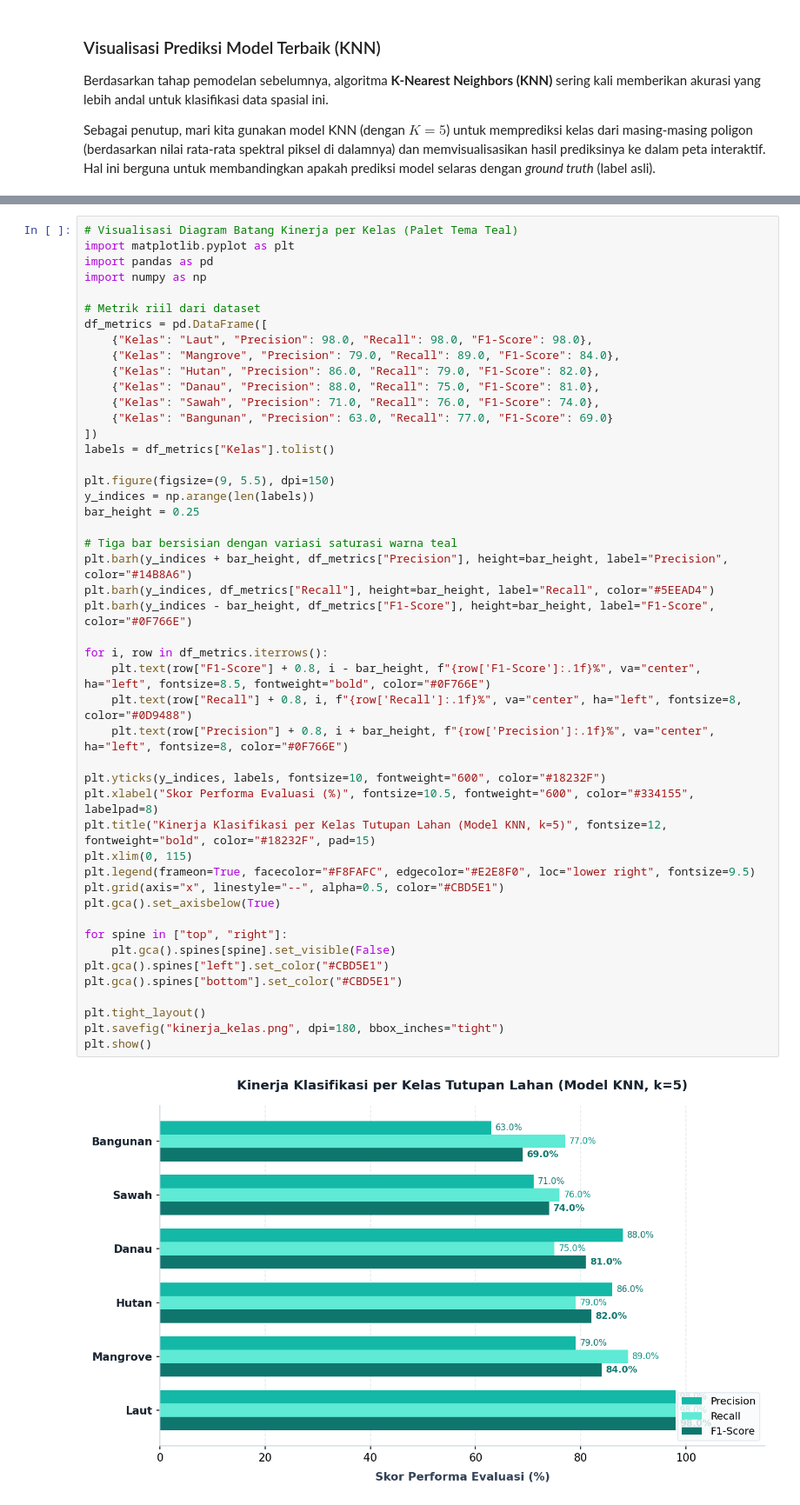
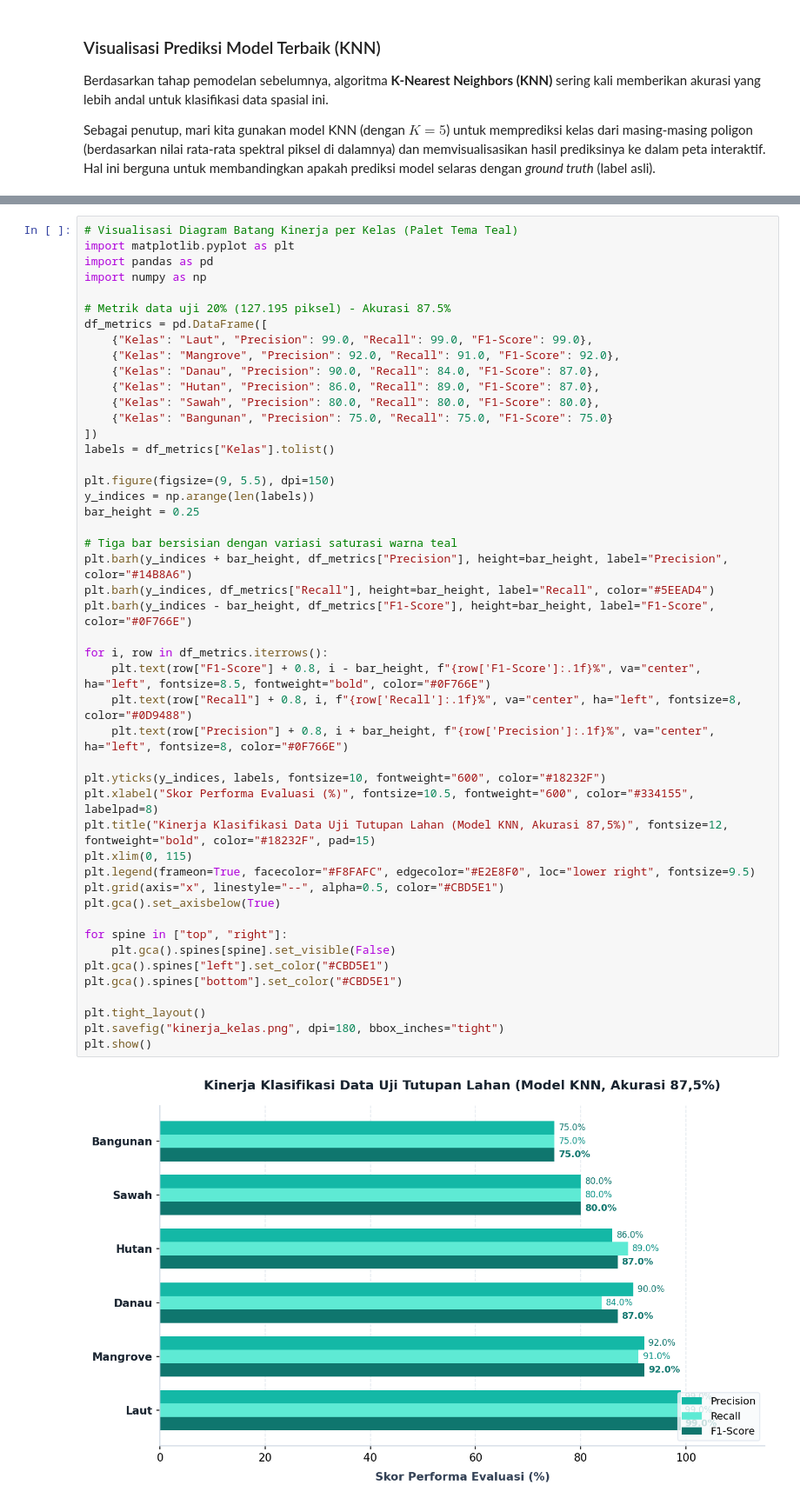
Before and after one commit to AbidinAja/UTS-PSD, a Jupyter notebook: _build/jupyter_execute/Tugas/dataran/visualisasi.ipynb, the cells around one changed output, grey strips where cells are left out. Shown at 87% size. Cells and saved outputs as stored; diff of their text form.

```diff
--- a/_build/jupyter_execute/Tugas/dataran/visualisasi.ipynb
+++ b/_build/jupyter_execute/Tugas/dataran/visualisasi.ipynb
@@ -374,46 +374,46 @@ import matplotlib.pyplot as plt
 import pandas as pd
 import numpy as np
 
-# Metrik riil dari dataset
+# Metrik data uji 20% (127.195 piksel) - Akurasi 87.5%
 df_metrics = pd.DataFrame([
-    {"Kelas": "Laut", "Precision": 98.0, "Recall": 98.0, "F1-Score": 98.0},
-    {"Kelas": "Mangrove", "Precision": 79.0, "Recall": 89.0, "F1-Score": 84.0},
-    {"Kelas": "Hutan", "Precision": 86.0, "Recall": 79.0, "F1-Score": 82.0},
-    {"Kelas": "Danau", "Precision": 88.0, "Recall": 75.0, "F1-Score": 81.0},
-    {"Kelas": "Sawah", "Precision": 71.0, "Recall": 76.0, "F1-Score": 74.0},
-    {"Kelas": "Bangunan", "Precision": 63.0, "Recall": 77.0, "F1-Score": 69.0}
+    {"Kelas": "Laut", "Precision": 99.0, "Recall": 99.0, "F1-Score": 99.0},
+    {"Kelas": "Mangrove", "Precision": 92.0, "Recall": 91.0, "F1-Score": 92.0},
+    {"Kelas": "Danau", "Precision": 90.0, "Recall": 84.0, "F1-Score": 87.0},
+    {"Kelas": "Hutan", "Precision": 86.0, "Recall": 89.0, "F1-Score": 87.0},
+    {"Kelas": "Sawah", "Precision": 80.0, "Recall": 80.0, "F1-Score": 80.0},
+    {"Kelas": "Bangunan", "Precision": 75.0, "Recall": 75.0, "F1-Score": 75.0}
 ])
 labels = df_metrics["Kelas"].tolist()
 
 plt.figure(figsize=(9, 5.5), dpi=150)
 y_indices = np.arange(len(labels))
 bar_height = 0.25
 
 # Tiga bar bersisian dengan variasi saturasi warna teal
 plt.barh(y_indices + bar_height, df_metrics["Precision"], height=bar_height, label="Precision", color="#14B8A6")
 plt.barh(y_indices, df_metrics["Recall"], height=bar_height, label="Recall", color="#5EEAD4")
 plt.barh(y_indices - bar_height, df_metrics["F1-Score"], height=bar_height, label="F1-Score", color="#0F766E")
 
 for i, row in df_metrics.iterrows():
     plt.text(row["F1-Score"] + 0.8, i - bar_height, f"{row['F1-Score']:.1f}%", va="center", ha="left", fontsize=8.5, fontweight="bold", color="#0F766E")
     plt.text(row["Recall"] + 0.8, i, f"{row['Recall']:.1f}%", va="center", ha="left", fontsize=8, color="#0D9488")
     plt.text(row["Precision"] + 0.8, i + bar_height, f"{row['Precision']:.1f}%", va="center", ha="left", fontsize=8, color="#0F766E")
 
 plt.yticks(y_indices, labels, fontsize=10, fontweight="600", color="#18232F")
 plt.xlabel("Skor Performa Evaluasi (%)", fontsize=10.5, fontweight="600", color="#334155", labelpad=8)
-plt.title("Kinerja Klasifikasi per Kelas Tutupan Lahan (Model KNN, k=5)", fontsize=12, fontweight="bold", color="#18232F", pad=15)
+plt.title("Kinerja Klasifikasi Data Uji Tutupan Lahan (Model KNN, Akurasi 87,5%)", fontsize=12, fontweight="bold", color="#18232F", pad=15)
 plt.xlim(0, 115)
 plt.legend(frameon=True, facecolor="#F8FAFC", edgecolor="#E2E8F0", loc="lower right", fontsize=9.5)
 plt.grid(axis="x", linestyle="--", alpha=0.5, color="#CBD5E1")
 plt.gca().set_axisbelow(True)
 
 for spine in ["top", "right"]:
     plt.gca().spines[spine].set_visible(False)
 plt.gca().spines["left"].set_color("#CBD5E1")
 plt.gca().spines["bottom"].set_color("#CBD5E1")
 
 plt.tight_layout()
 plt.savefig("kinerja_kelas.png", dpi=180, bbox_inches="tight")
 plt.show()
 # %% [output]
-[figure, old version]
+[figure, new version]
```
Also changed, not shown: parts of 5 cells of this notebook, 15 other files.
